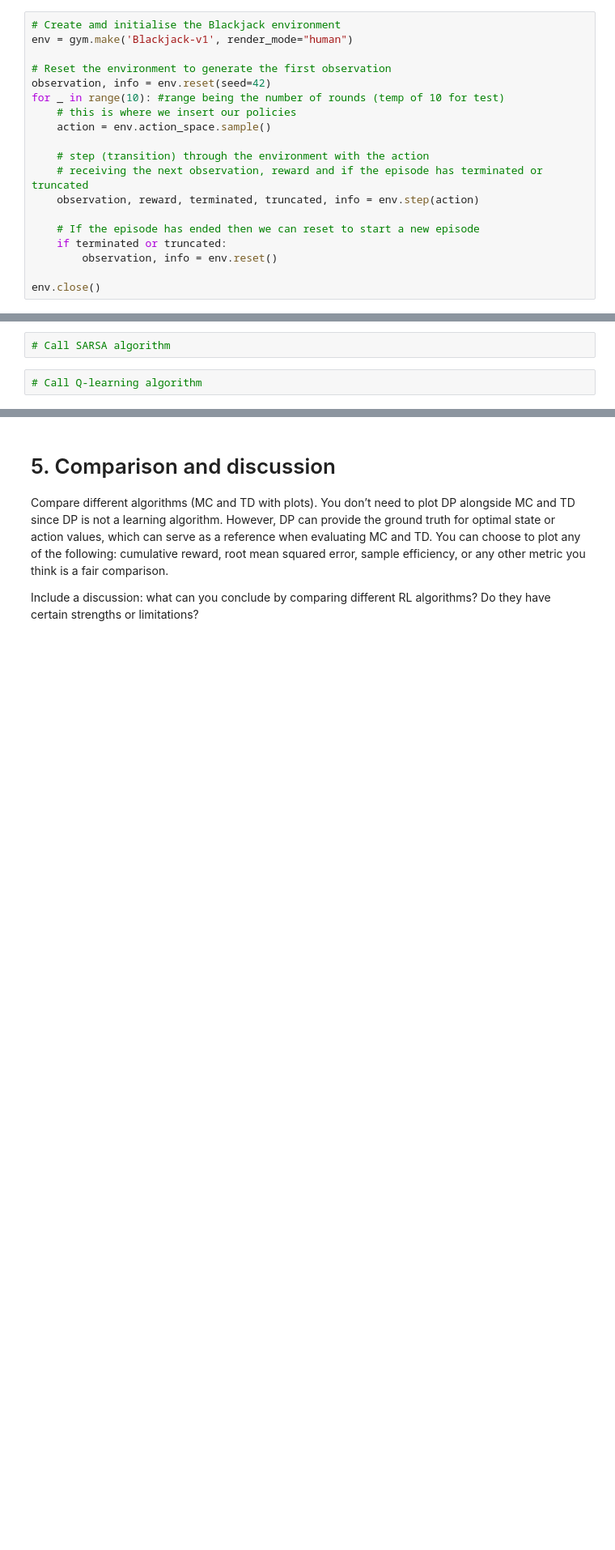
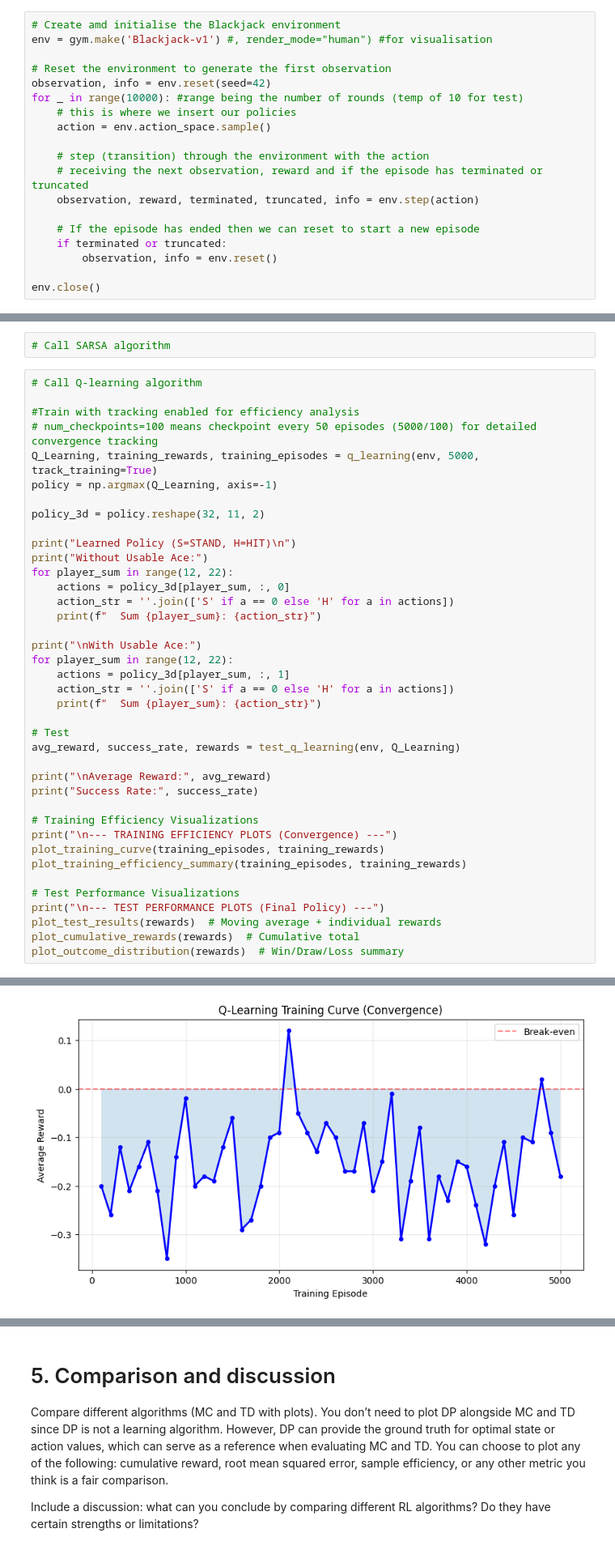
Before and after one commit to hrciak/Reinforcement-Learning---Blackjack-project, a Jupyter notebook: main.ipynb, the cells around one changed output, grey strips where cells are left out. Shown at 81% size. Cells and saved outputs as stored; diff of their text form; blank space fills up the shorter version.

Commit message:
call: QL functions, tests, plots, variables

```diff
--- a/main.ipynb
+++ b/main.ipynb
@@ -44,11 +48,11 @@ from td import *
 3. Create the Blackjack-v1 environment
 # %%
 # Create amd initialise the Blackjack environment
-env = gym.make('Blackjack-v1', render_mode="human")
+env = gym.make('Blackjack-v1') #, render_mode="human") #for visualisation
 
 # Reset the environment to generate the first observation
 observation, info = env.reset(seed=42)
-for _ in range(10): #range being the number of rounds (temp of 10 for test)
+for _ in range(10000): #range being the number of rounds (temp of 10 for test)
     # this is where we insert our policies
     action = env.action_space.sample()
 
@@ -97,3 +101,41 @@ First run the Temporal Difference algorithms (SARSA and Q-learning) by calling f
 # Call SARSA algorithm
 # %%
 # Call Q-learning algorithm
+
+#Train with tracking enabled for efficiency analysis
+# num_checkpoints=100 means checkpoint every 50 episodes (5000/100) for detailed convergence tracking
+Q_Learning, training_rewards, training_episodes = q_learning(env, 5000, track_training=True)
+policy = np.argmax(Q_Learning, axis=-1)
+
+policy_3d = policy.reshape(32, 11, 2)
+
+print("Learned Policy (S=STAND, H=HIT)\n")
+print("Without Usable Ace:")
+for player_sum in range(12, 22):
+    actions = policy_3d[player_sum, :, 0]
+    action_str = ''.join(['S' if a == 0 else 'H' for a in actions])
+    print(f"  Sum {player_sum}: {action_str}")
+
+print("\nWith Usable Ace:")
+for player_sum in range(12, 22):
+    actions = policy_3d[player_sum, :, 1]
+    action_str = ''.join(['S' if a == 0 else 'H' for a in actions])
+    print(f"  Sum {player_sum}: {action_str}")
+
+# Test
+avg_reward, success_rate, rewards = test_q_learning(env, Q_Learning)
+
+print("\nAverage Reward:", avg_reward)
+print("Success Rate:", success_rate)
+
+# Training Efficiency Visualizations
+print("\n--- TRAINING EFFICIENCY PLOTS (Convergence) ---")
+plot_training_curve(training_episodes, training_rewards)
+plot_training_efficiency_summary(training_episodes, training_rewards)
+
+# Test Performance Visualizations
+print("\n--- TEST PERFORMANCE PLOTS (Final Policy) ---")
+plot_test_results(rewards)  # Moving average + individual rewards
+plot_cumulative_rewards(rewards)  # Cumulative total
+plot_outcome_distribution(rewards)  # Win/Draw/Loss summary
+# %% [output]
@@ -99,0 +159 @@ First run the Temporal Difference algorithms (SARSA and Q-learning) by calling f
+[figure, added]
```
Also changed, not shown: parts of 4 cells of this notebook.
